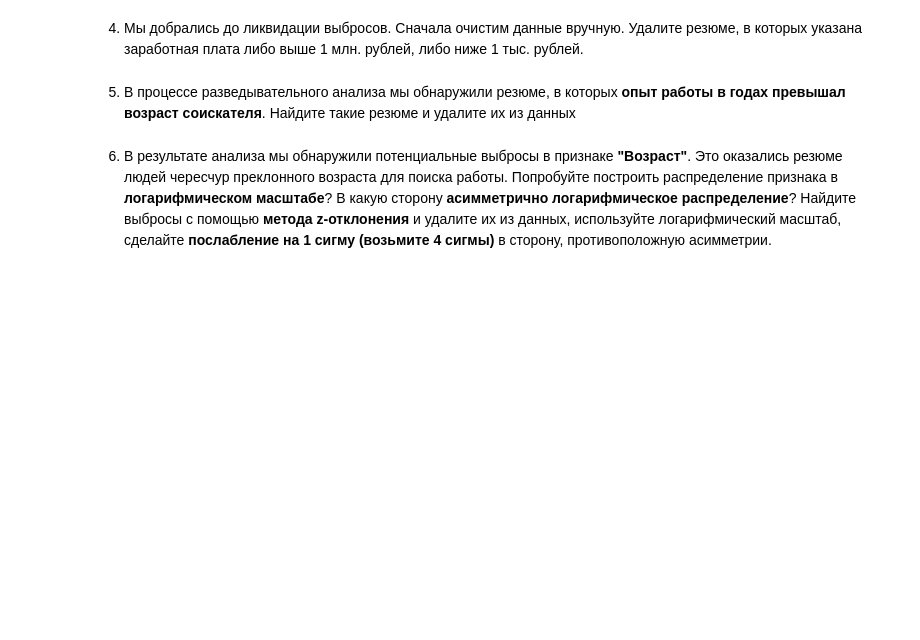
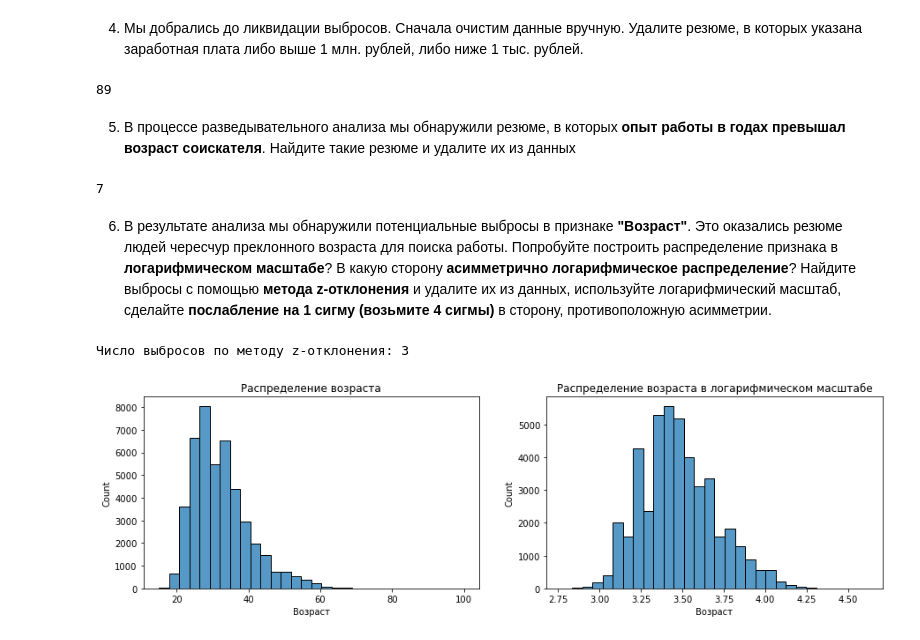
Before and after one commit to littleshadowraven/data, a Jupyter notebook: Project_1.ipynb, the cells around one changed output. Cells and saved outputs as stored; diff of their text form; code cells hidden in the pictures; blank space fills up the shorter version.

```diff
--- a/Project_1.ipynb
+++ b/Project_1.ipynb
@@ -553,4 +606,10 @@ plt.show()
 # %% [markdown]
 3. Итак, у нас есть пропуски в 3ех столбцах: **"Опыт работы (месяц)"**, **"Последнее/нынешнее место работы"**, **"Последняя/нынешняя должность"**. Поступим следующим образом: удалите строки, где есть пропуск в столбцах с местом работы и должностью. Пропуски в столбце с опытом работы заполните **медианным** значением.
 # %%
-# ваш код здесь
+data_dedupped['Последнее/нынешнее место работы'] = data_dedupped['Последнее/нынешнее место работы'].dropna(how='any', axis=0) #удаляем пропуски в строках
+data_dedupped['Последняя/нынешняя должность'] = data_dedupped['Последняя/нынешняя должность'].dropna(how='any', axis=0)
+
+values = {'Опыт работы (месяц)': data_dedupped['Опыт работы (месяц)'].median()}
+#заполняем пропуски в соответствии с заявленным словарем
+data_dedupped = data_dedupped.fillna(values)
+print(round(data_dedupped['Опыт работы (месяц)'].mean(), 2)) #среднее значение в столбце «Опыт работы (месяц)» после заполнения пропусков
@@ -557,12 +628,50 @@ plt.show()
 # %% [markdown]
 4. Мы добрались до ликвидации выбросов. Сначала очистим данные вручную. Удалите резюме, в которых указана заработная плата либо выше 1 млн. рублей, либо ниже 1 тыс. рублей.
 # %%
-# ваш код здесь
+outliers1 = data_dedupped[data_dedupped['ЗП (руб)'] > 1000000] #резюме, в которых указана заработная плата выше 1 млн. рублей
+outliers2 = data_dedupped[data_dedupped['ЗП (руб)'] < 1000] #резюме, в которых указана заработная плата ниже 1 тыс.
+print(outliers1.shape[0] + outliers2.shape[0]) #количество выбросов
+data_dedupped= data_dedupped.drop(outliers1.index, axis=0) #выбросили лишнее
+data_dedupped= data_dedupped.drop(outliers2.index, axis=0)
+# %% [output]
+89
 # %% [markdown]
 5. В процессе разведывательного анализа мы обнаружили резюме, в которых **опыт работы в годах превышал возраст соискателя**. Найдите такие резюме и удалите их из данных
 # %%
-# ваш код здесь
+outliers3 = data_dedupped[data_dedupped['Опыт работы (месяц)']/12 > data_dedupped['Возраст']] #резюме, в которых опыт работы в годах превышал возраст соискателя
+print(outliers3.shape[0]) #число выбросов
+data_dedupped= data_dedupped.drop(outliers3.index, axis=0) #выбросили лишнее
+# %% [output]
+7
 # %% [markdown]
 6. В результате анализа мы обнаружили потенциальные выбросы в признаке **"Возраст"**. Это оказались резюме людей чересчур преклонного возраста для поиска работы. Попробуйте построить распределение признака в **логарифмическом масштабе**? В какую сторону **асимметрично логарифмическое распределение**? Найдите выбросы с помощью **метода z-отклонения** и удалите их из данных, используйте логарифмический масштаб, сделайте **послабление на 1 сигму (возьмите 4 сигмы)** в сторону, противоположную асимметрии.
 # %%
-# ваш код здесь
+fig, axes = plt.subplots(1, 2, figsize=(15, 4))
+
+#гистограмма исходного признака
+histplot = sns.histplot(data_dedupped['Возраст'], bins=30, ax=axes[0])
+histplot.set_title('Распределение возраста')
+
+#гистограмма в логарифмическом масштабе
+log_age= np.log(data_dedupped['Возраст'] + 1)
+histplot = sns.histplot(log_age , bins=30, ax=axes[1])
+histplot.set_title('Распределение возраста в логарифмическом масштабе')
+
+def outliers_z_score_mod(data, feature, left=3, right=4, log_scale=False): #функция для метода z-отклонения
+    if log_scale:
+        x = np.log(data[feature]+1)
+    else:
+        x = data[feature]
+    mu = x.mean()
+    sigma = x.std()
+    lower_bound = mu - left * sigma
+    upper_bound = mu + right * sigma
+    outliers = data[(x < lower_bound) | (x > upper_bound)]
+    cleaned = data[(x > lower_bound) & (x < upper_bound)]
+    return outliers, cleaned
+
+outliers, cleaned = outliers_z_score_mod(data_dedupped, 'Возраст', log_scale=True)
+print(f'Число выбросов по методу z-отклонения: {outliers.shape[0]}')
+# %% [output]
+Число выбросов по методу z-отклонения: 3
+[figure, added]
```
Also changed, not shown: parts of 6 cells of this notebook, 1 other file.
